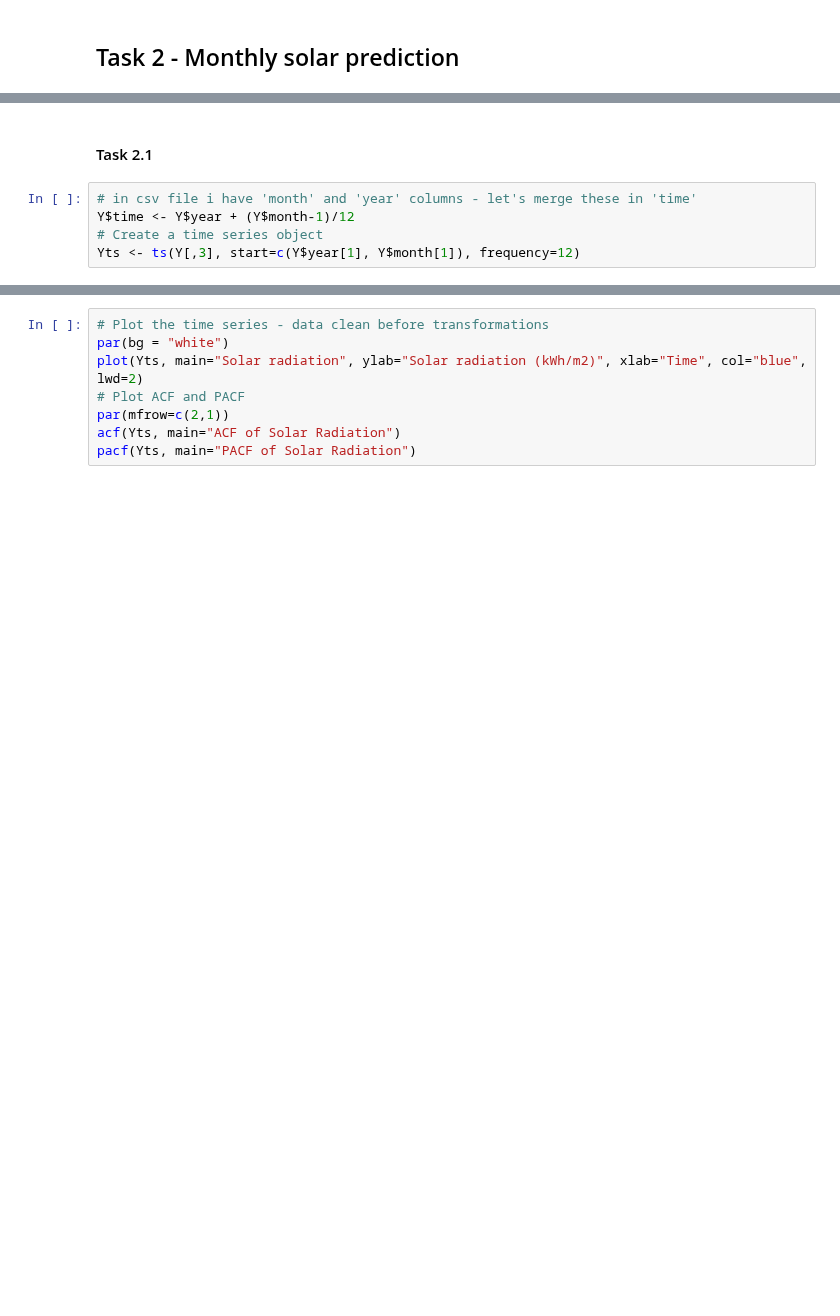
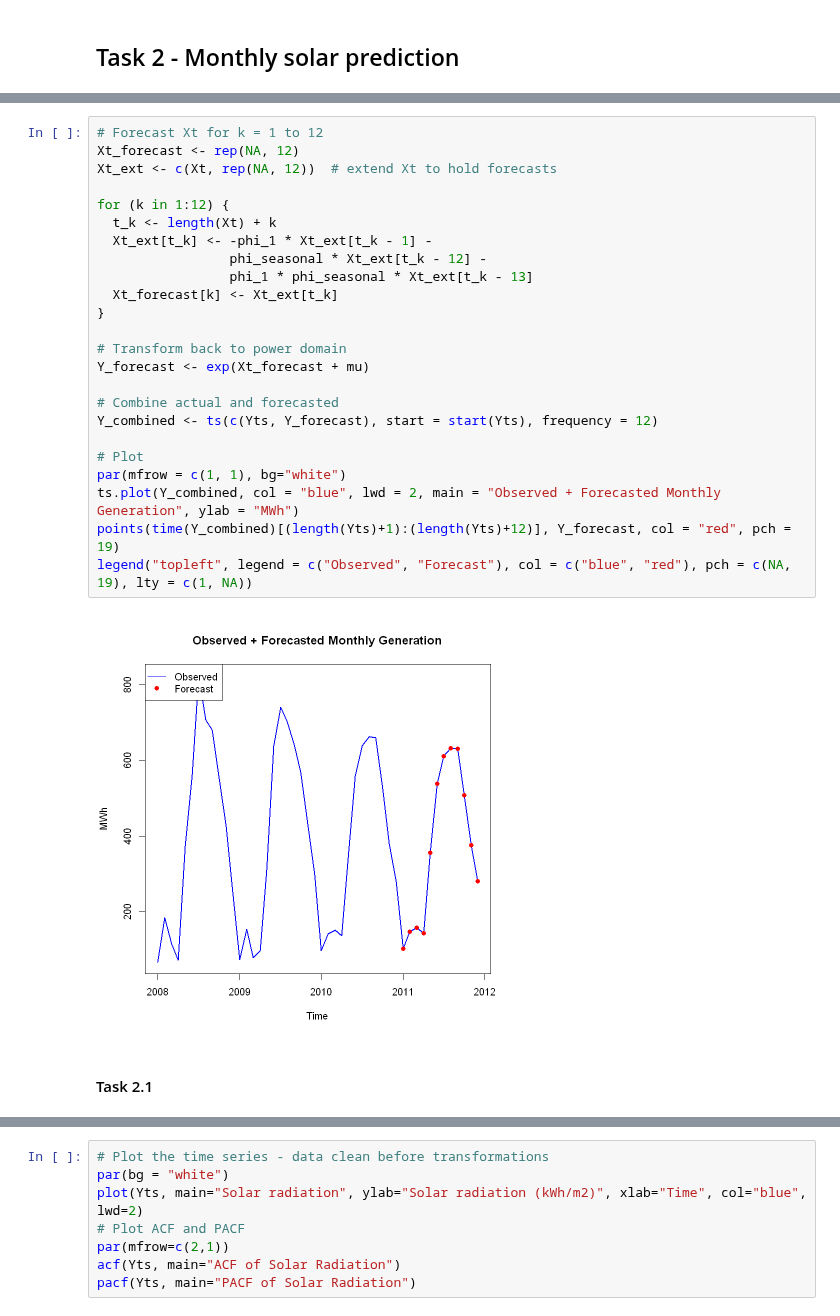
Before and after one commit to mathilderask/TimeSeriesAnalysis, a Jupyter notebook: Assig3/opg2_r.ipynb, the cells around one changed output, grey strips where cells are left out. Cells and saved outputs as stored; diff of their text form; blank space fills up the shorter version.

```diff
--- a/Assig3/opg2_r.ipynb
+++ b/Assig3/opg2_r.ipynb
@@ -14,7 +43,28 @@ mu <- 5.72
+# %%
+# Forecast Xt for k = 1 to 12
+Xt_forecast <- rep(NA, 12)
+Xt_ext <- c(Xt, rep(NA, 12))  # extend Xt to hold forecasts
+
+for (k in 1:12) {
+  t_k <- length(Xt) + k
+  Xt_ext[t_k] <- -phi_1 * Xt_ext[t_k - 1] -
+                 phi_seasonal * Xt_ext[t_k - 12] -
+                 phi_1 * phi_seasonal * Xt_ext[t_k - 13]
+  Xt_forecast[k] <- Xt_ext[t_k]
+}
+
+# Transform back to power domain
+Y_forecast <- exp(Xt_forecast + mu)
+
+# Combine actual and forecasted
+Y_combined <- ts(c(Yts, Y_forecast), start = start(Yts), frequency = 12)
+
+# Plot
+par(mfrow = c(1, 1), bg="white")
+ts.plot(Y_combined, col = "blue", lwd = 2, main = "Observed + Forecasted Monthly Generation", ylab = "MWh")
+points(time(Y_combined)[(length(Yts)+1):(length(Yts)+12)], Y_forecast, col = "red", pch = 19)
+legend("topleft", legend = c("Observed", "Forecast"), col = c("blue", "red"), pch = c(NA, 19), lty = c(1, NA))
+# %% [output]
+[figure, added]
 # %% [markdown]
 #### Task 2.1
-# %%
-# in csv file i have 'month' and 'year' columns - let's merge these in 'time'
-Y$time <- Y$year + (Y$month-1)/12
-# Create a time series object
-Yts <- ts(Y[,3], start=c(Y$year[1], Y$month[1]), frequency=12)
```
Also changed, not shown: parts of 29 cells of this notebook, 2 other files.
